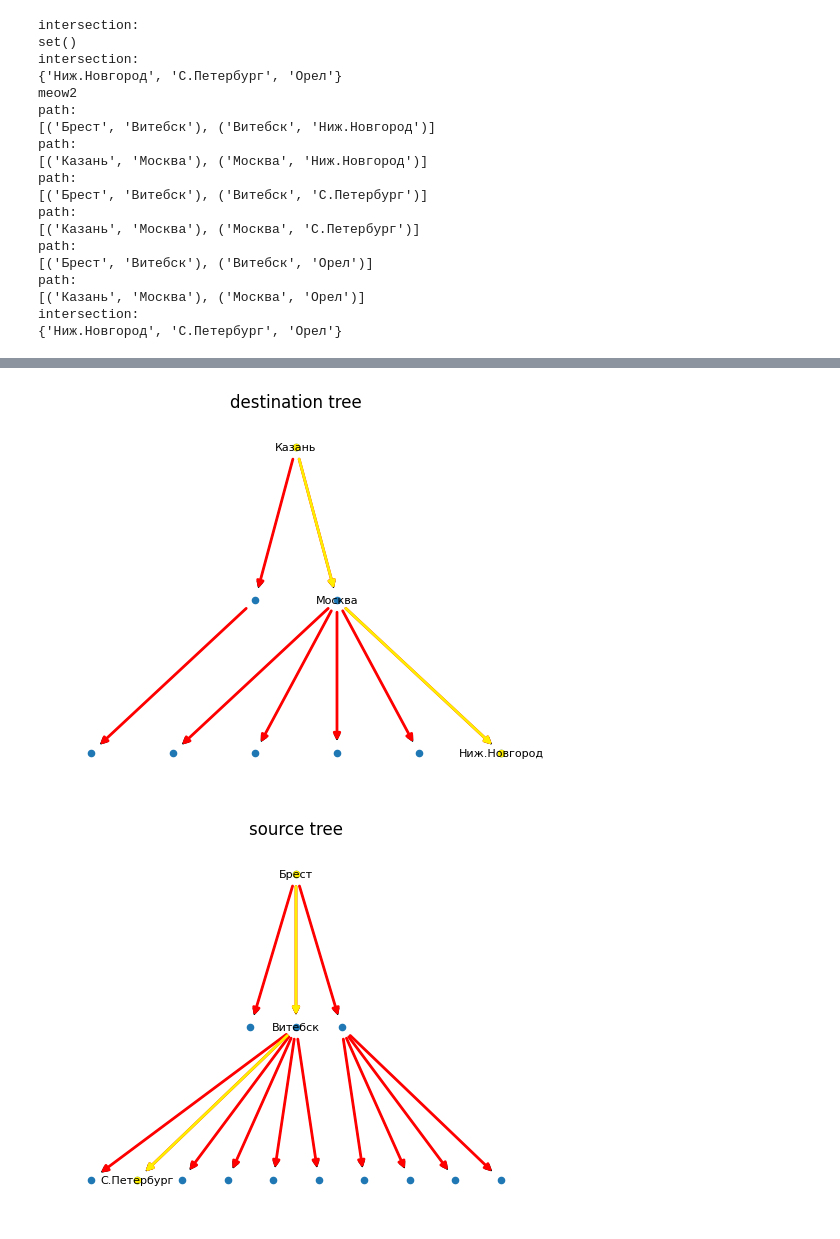
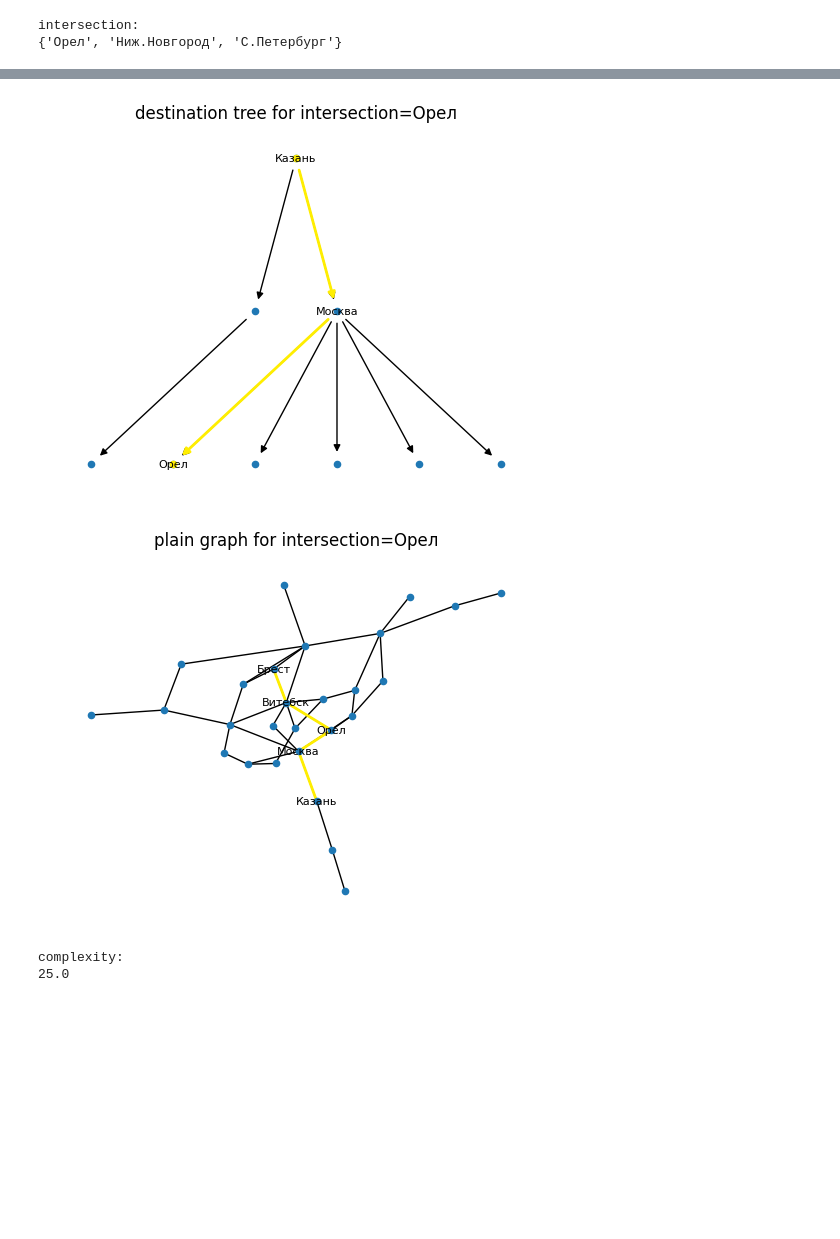
Before and after one commit to xwellen/ai2, a Jupyter notebook: notebook.ipynb, the cells around one changed output, grey strips where cells are left out. Cells and saved outputs as stored; diff of their text form; code cells hidden in the pictures; blank space fills up the shorter version.

```diff
--- a/notebook.ipynb
+++ b/notebook.ipynb
@@ -148,12 +158,12 @@ for L in range(1, 14):
     tree_pos = gtp(dfs_tree_)
     if dfs_tree_.nodes.__contains__(DESTINATION_NODE):
         fpd(dfs_tree_, list(dfs_tree_.edges), tree_pos, title_string="path found: dfs depth limit="+str(L),
-            mark_red=False)
-        fpd(G, list(dfs_tree_.edges), main_pos, title_string="path found: plain dfs depth limit="+str(L))
+            mark_red=False, print_nodes=False)
+        fpd(G, list(dfs_tree_.edges), main_pos, title_string="path found: plain dfs depth limit="+str(L), print_nodes=False)
         # compute complexity as b^d where b - branching factor; d - minimum result depth
         b = mbf(dfs_tree_)
         d = L
-        print("complexity:")
+        print("complexity for limit=",L,":")
         print(b**d)
     else:
         dg(dfs_tree_, tree_pos, title_string="path not found: dfs depth limit="+str(L))
@@ -194,41 +192,45 @@ while True:
     source_tree = nx.bfs_tree(G, source=SOURCE_NODE, depth_limit=L)
     destination_tree = nx.bfs_tree(G, source=DESTINATION_NODE, depth_limit=L)
     intersection_nodes = set(source_tree.nodes).intersection(set(destination_tree.nodes))
-    print("intersection:")
-    print(intersection_nodes)
     if intersection_nodes != set():
-        print("meow"+str(L))
         break
     L += 1
 source_tree_pos = gtp(source_tree)
 destination_tree_pos = gtp(destination_tree)
-for intersection_node in intersection_nodes:
-    fpd(source_tree, source_tree.edges, source_tree_pos, title_string="source tree", source_node=SOURCE_NODE,
-        destination_node=intersection_node)
-    fpd(destination_tree, destination_tree.edges, destination_tree_pos, title_string="destination tree",
-        source_node=DESTINATION_NODE,
-        destination_node=intersection_node)
 print("intersection:")
 print(intersection_nodes)
-
-# compute complexity as b^(d/2) b - branching factor; d - minimum result depth
+for intersection_node in intersection_nodes:
+    fpd(source_tree, source_tree.edges, source_tree_pos, title_string="source tree for intersection="+str(intersection_node),
+        source_node=SOURCE_NODE,
+        destination_node=intersection_node, print_nodes=False, mark_red=False)
+    fpd(destination_tree, destination_tree.edges, destination_tree_pos, title_string="destination tree for intersection="+str(intersection_node),
+        source_node=DESTINATION_NODE,
+        destination_node=intersection_node, print_nodes=False, mark_red=False)
+    # generate edges from nodes for draw path on plain graph source_tree.edges+destination_tree.destination_tree.edges
+    nx.draw_networkx_nodes(G, main_pos, node_size=20)
+    nx.draw_networkx_edges(G, main_pos, edgelist=G.edges)
+    s_path = nx.shortest_path(source_tree, source=SOURCE_NODE, target=intersection_node)
+    d_path = nx.shortest_path(destination_tree, source=DESTINATION_NODE, target=intersection_node)
+    bidirectional_path_edges = []
+    bidirectional_path_labels_dict = dict()
+    for i in range(len(s_path) - 1):
+        bidirectional_path_edges.append((s_path[i], s_path[i + 1]))
+        bidirectional_path_labels_dict.update({s_path[i]: str(s_path[i])})
+        bidirectional_path_labels_dict.update({s_path[i+1]: str(s_path[i+1])})
+    for i in range(len(d_path) - 1):
+        bidirectional_path_edges.append((d_path[i], d_path[i + 1]))
+        bidirectional_path_labels_dict.update({d_path[i]: str(d_path[i])})
+        bidirectional_path_labels_dict.update({d_path[i+1]: str(d_path[i+1])})
+    nx.draw_networkx_edges(G, main_pos, edgelist=bidirectional_path_edges, edge_color='#ffee00', width=2)
+    nx.draw_networkx_labels(G, main_pos, labels=bidirectional_path_labels_dict, font_size=8)
+    plt.title("plain graph for intersection="+str(intersection_node))
+    plt.axis("off")
+    plt.show()
+    # compute complexity as b^(d/2) b - branching factor; d - minimum result depth
+    b = max(mbf(source_tree), mbf(destination_tree))
+    d = len(bidirectional_path_edges)
+    print("complexity:")
+    print(b**(d/2))
 # %% [output]
 intersection:
-set()
-intersection:
-{'Ниж.Новгород', 'С.Петербург', 'Орел'}
-meow2
-path:
-[('Брест', 'Витебск'), ('Витебск', 'Ниж.Новгород')]
-path:
-[('Казань', 'Москва'), ('Москва', 'Ниж.Новгород')]
-path:
-[('Брест', 'Витебск'), ('Витебск', 'С.Петербург')]
-path:
-[('Казань', 'Москва'), ('Москва', 'С.Петербург')]
-path:
-[('Брест', 'Витебск'), ('Витебск', 'Орел')]
-path:
-[('Казань', 'Москва'), ('Москва', 'Орел')]
-intersection:
-{'Ниж.Новгород', 'С.Петербург', 'Орел'}
+{'Орел', 'Ниж.Новгород', 'С.Петербург'}
@@ -236,2 +238,4 @@ intersection:
-[figure, old version]
+[figure, new version]
-[figure, old version]
+[figure, new version]
+complexity:
+25.0
```
Also changed, not shown: parts of 30 cells of this notebook, 4 other files.
